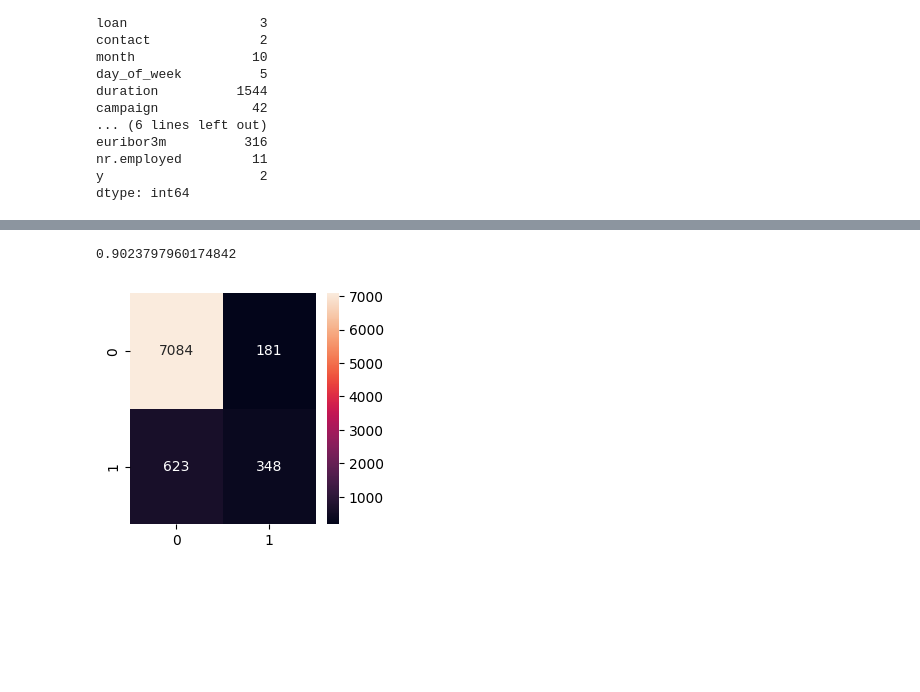
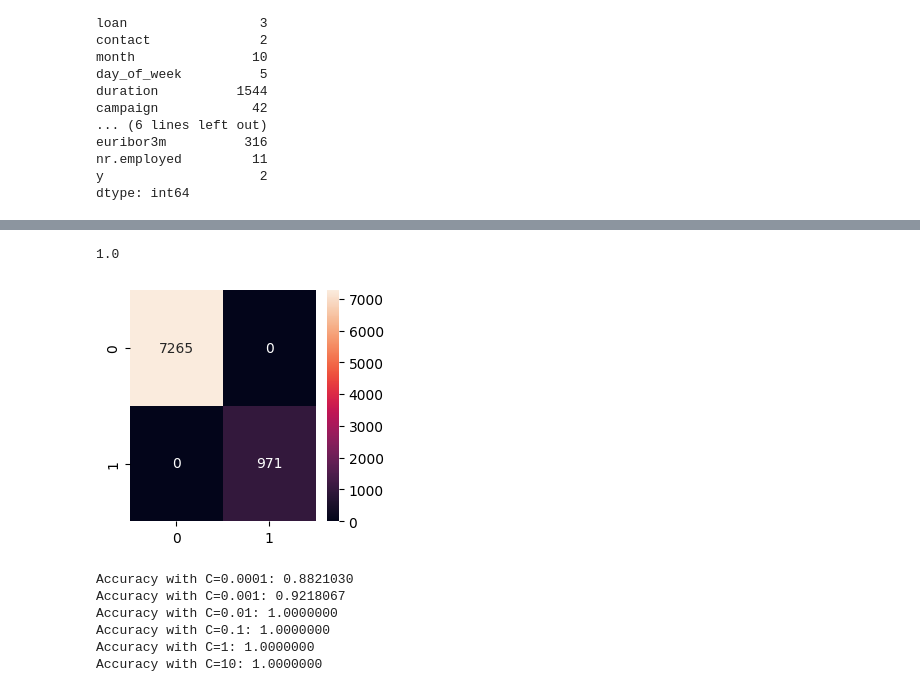
Before and after one commit to pdeleonsoria/Logistic-regg, a Jupyter notebook: src/explore.ipynb, the cells around one changed output, grey strips where cells are left out. Cells and saved outputs as stored; diff of their text form; code cells hidden in the pictures; blank space fills up the shorter version.

```diff
--- a/src/explore.ipynb
+++ b/src/explore.ipynb
@@ -93,0 +102,8 @@ df_escalado.head()
+# %%
+#ESCALADO CON MINMAXSCALER
+scaler = MinMaxScaler()
+X_train_esc = scaler.fit_transform(X_train)
+X_test_esc = scaler.transform(X_test)
+
+X_train_esc= pd.DataFrame(X_train_esc, index= X_train.index, columns=X_train.columns)
+X_train_esc.head()
@@ -93,0 +118,3 @@ df_escalado.head()
+# %%
+X_test_esc= pd.DataFrame(X_test_esc, index= X_test.index, columns=X_test.columns)
+X_test_esc.head()
@@ -94,18 +129,11 @@ df_escalado.head()
 # %%
-#TRAIN Y TEST
-
-X = df_escalado.drop("y_n", axis=1)
-y = df_escalado["y_n"]
-
-X_train, X_test, y_train, y_test = train_test_split(X, y, test_size=0.2, random_state=42)
-
 #Utiliza chi2 porque las variables son categóricas en su mayoria (la objeto y las predictoras) y porque no hay nums negativos y k=5 porque tiene un 0.85
 
 selection_model = SelectKBest(chi2, k = 5)
-selection_model.fit(X_train, y_train)
+selection_model.fit(X_train_esc, y_train)
 selec = selection_model.get_support()
-X_train_sel = pd.DataFrame(selection_model.transform(X_train), columns = X_train.columns.values[selec])
-X_test_sel = pd.DataFrame(selection_model.transform(X_test), columns = X_test.columns.values[selec])
+X_train_sel = pd.DataFrame(selection_model.transform(X_train_esc), columns = X_train_esc.columns.values[selec])
+X_test_sel = pd.DataFrame(selection_model.transform(X_test_esc), columns = X_test_esc.columns.values[selec])
 
 X_train_sel.head()
 # %% [output]
@@ -127,25 +154,39 @@ X_test_sel.head()
 # %%
 #REGRESIÓN LOGÍSTICA
 
 model = LogisticRegression()
-model.fit(X_train, y_train)
+model.fit(X_train_sel, y_train)
 
-y_pred = model.predict(X_test)
+y_pred = model.predict(X_test_sel)
 print(accuracy_score(y_test, y_pred))
-
 
 
 matriz = confusion_matrix(y_test, y_pred)
 cm_df = pd.DataFrame(matriz)
 
 plt.figure(figsize = (3, 3))
 sns.heatmap(cm_df, annot=True, fmt="d")
 plt.show()
 
-#La matriz de confusión muestra que el modelo tiene una gran sensibilidad pero no es muy preciso
-#La score sale a 0.90, una puntución tan alta puede indicr que el modelo puede tener overfitting por lo que hay que optimizarlo ajustando la C
-#Las predicciones que arrojaría este modelo sin optimizar serían demasiado optimistas, ya que la tendencia es al yes.
+#La matriz de confusión muestra que el modelo es perfecto (lo que muestra un overfitting)
+#La score sale a 1, una puntución máxima indica que el modelo puede tener overfitting por lo que hay que optimizarlo ajustando la C
 # %% [output]
-0.9023797960174842
+1.0
-[figure, old version]
+[figure, new version]
+# %%
+#OPTIMIZACIÓN
+
+for C in [0.0001,0.001, 0.01, 0.1, 1, 10]:
+    model = LogisticRegression(C=C, max_iter=500)
+    model.fit(X_train_sel, y_train)
+    y_pred = model.predict(X_test_sel)
+    accuracy = accuracy_score(y_test, y_pred)
+    print(f"Accuracy with C={C}: {accuracy:.7f}")
+# %% [output]
+Accuracy with C=0.0001: 0.8821030
+Accuracy with C=0.001: 0.9218067
+Accuracy with C=0.01: 1.0000000
+Accuracy with C=0.1: 1.0000000
+Accuracy with C=1: 1.0000000
+Accuracy with C=10: 1.0000000
 # %%
```
Also changed, not shown: parts of 13 cells of this notebook.
